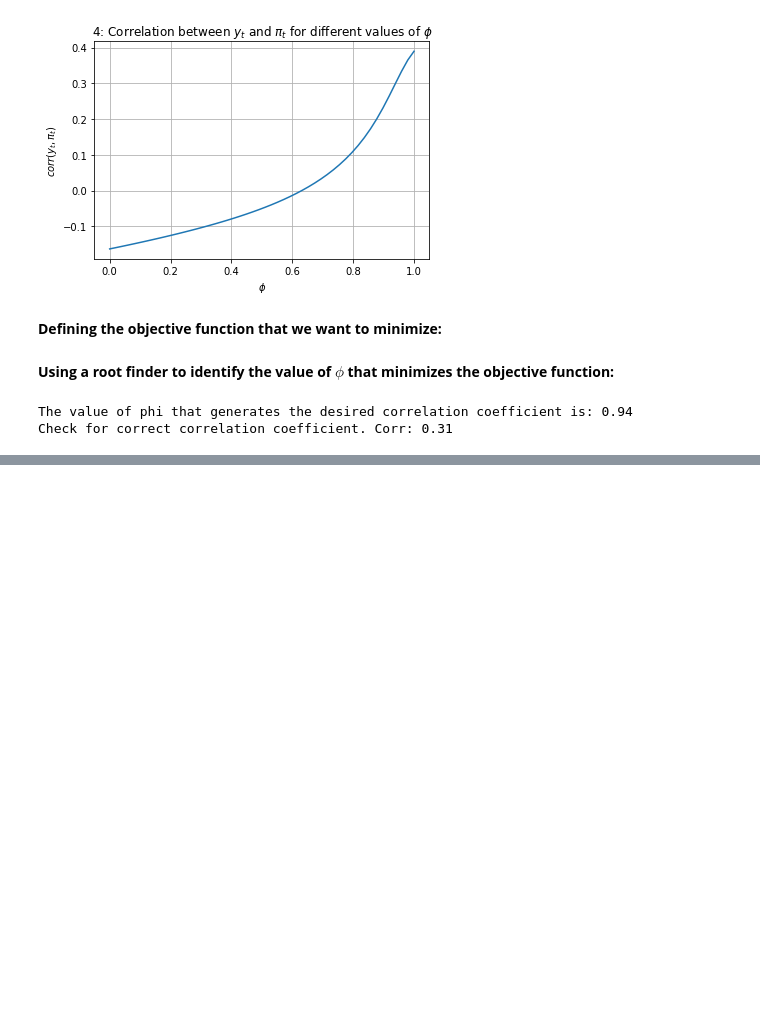
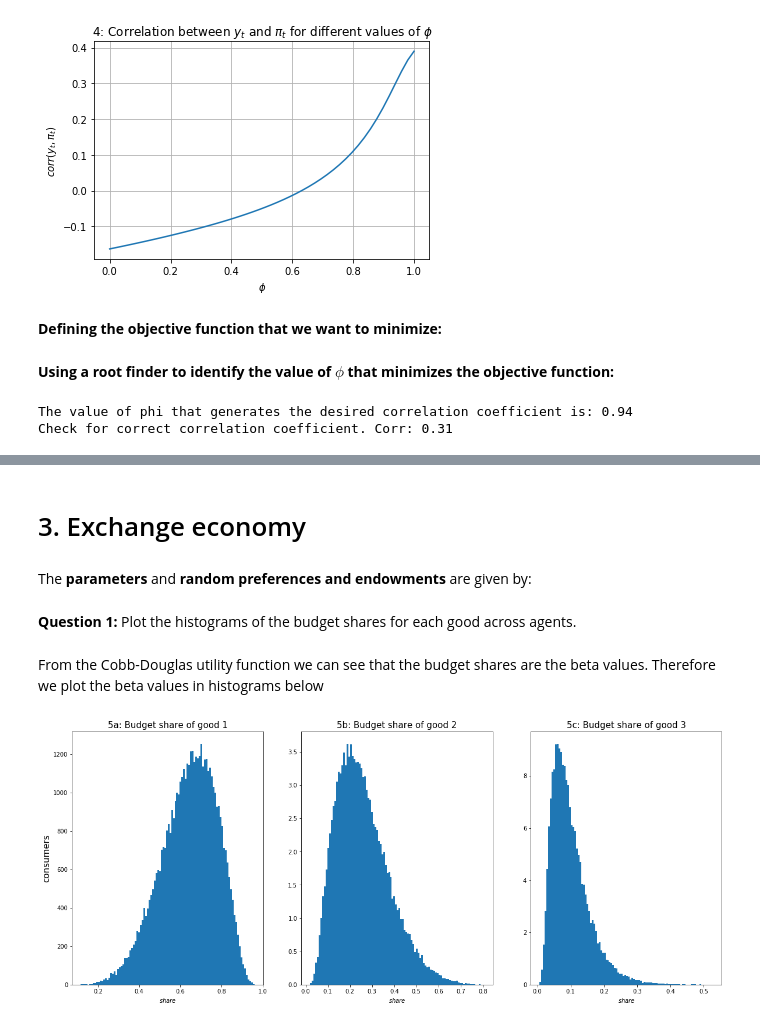
Before and after one commit to NumEconCopenhagen/projects-2019-tm-and-mp, a Jupyter notebook: examproject/examproject.ipynb, the cells around one changed output, grey strips where cells are left out. Saved outputs shown, nothing was run; the diff lists cells and outputs as text; code cells hidden in the pictures; blank space fills up the shorter version.

```diff
--- a/examproject/examproject.ipynb
+++ b/examproject/examproject.ipynb
@@ -516,0 +588,48 @@ Check for correct correlation coefficient. Corr: 0.31
+# %% [markdown]
+# 3. Exchange economy
+# %% [markdown]
+The **parameters** and **random preferences and endowments** are given by:
+# %%
+# a. parameters
+N = 50000
+mu = np.array([3,2,1])
+Sigma = np.array([[0.25, 0, 0], [0, 0.25, 0], [0, 0, 0.25]])
+gamma = 0.8
+zeta = 1
+
+# b. random draws
+seed = 1986
+np.random.seed(seed)
+
+# preferences
+alphas = np.exp(np.random.multivariate_normal(mu, Sigma, size=N))
+betas = alphas/np.reshape(np.sum(alphas,axis=1),(N,1))
+
+# endowments
+e1 = np.random.exponential(zeta,size=N)
+e2 = np.random.exponential(zeta,size=N)
+e3 = np.random.exponential(zeta,size=N)
+# %% [markdown]
+**Question 1:** Plot the histograms of the budget shares for each good across agents.
+# %% [markdown]
+From the Cobb-Douglas utility function we can see that the budget shares are the beta values.
+Therefore we plot the beta values in histograms below
+# %%
+fig = plt.figure(figsize=(20,8))
+ax = fig.add_subplot(1,3,1)
+ax.hist(betas[:,0],bins=100,histtype='bar')
+ax.set_xlabel('$share$')
+ax.set_ylabel('consumers', fontsize=15)
+ax.set_title('5a: Budget share of good 1', fontsize=15)
+
+ax = fig.add_subplot(1,3,2)
+ax.hist(betas[:,1],bins=100,density=True,histtype='bar')
+ax.set_xlabel('$share$')
+ax.set_title('5b: Budget share of good 2', fontsize=15)
+
+ax = fig.add_subplot(1,3,3)
+ax.hist(betas[:,2],bins=100,density=True,histtype='bar')
+ax.set_xlabel('$share$')
+ax.set_title('5c: Budget share of good 3', fontsize=15);
+# %% [output]
+[figure, added]
```
Also changed, not shown: parts of 49 cells of this notebook, 1 other file.
